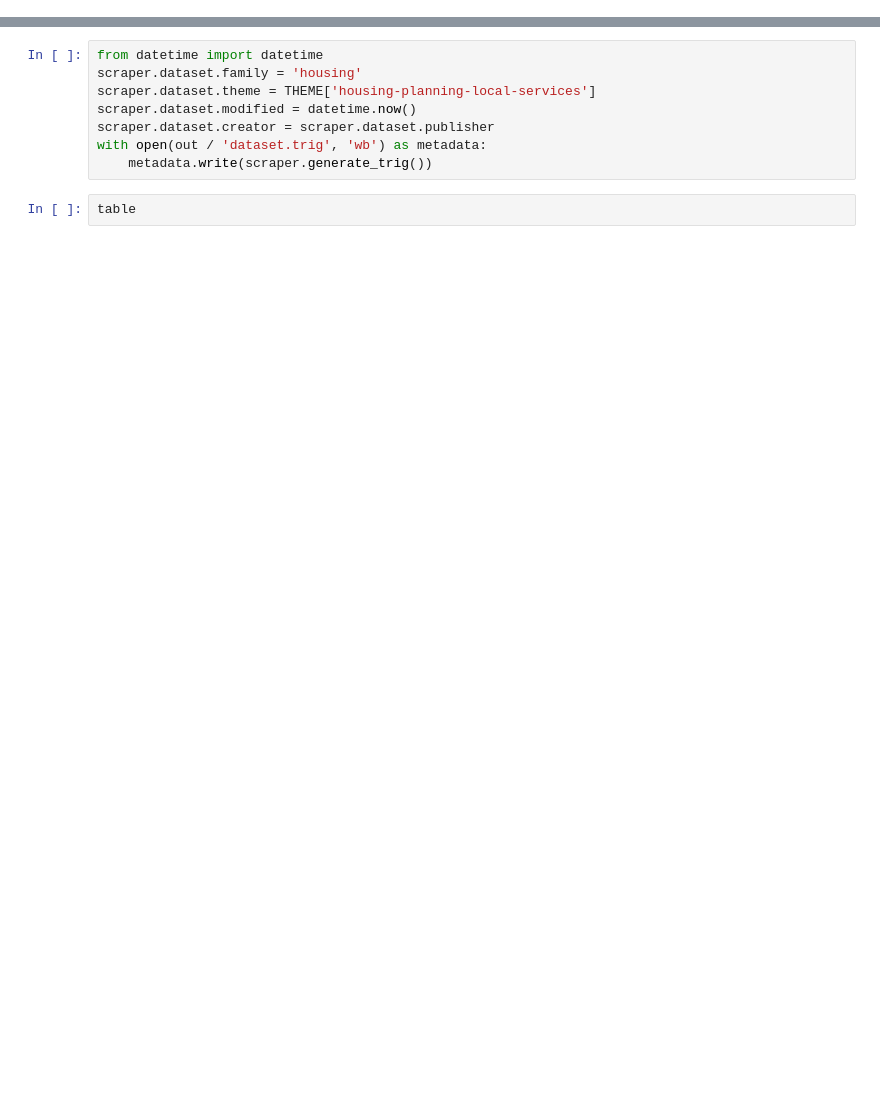
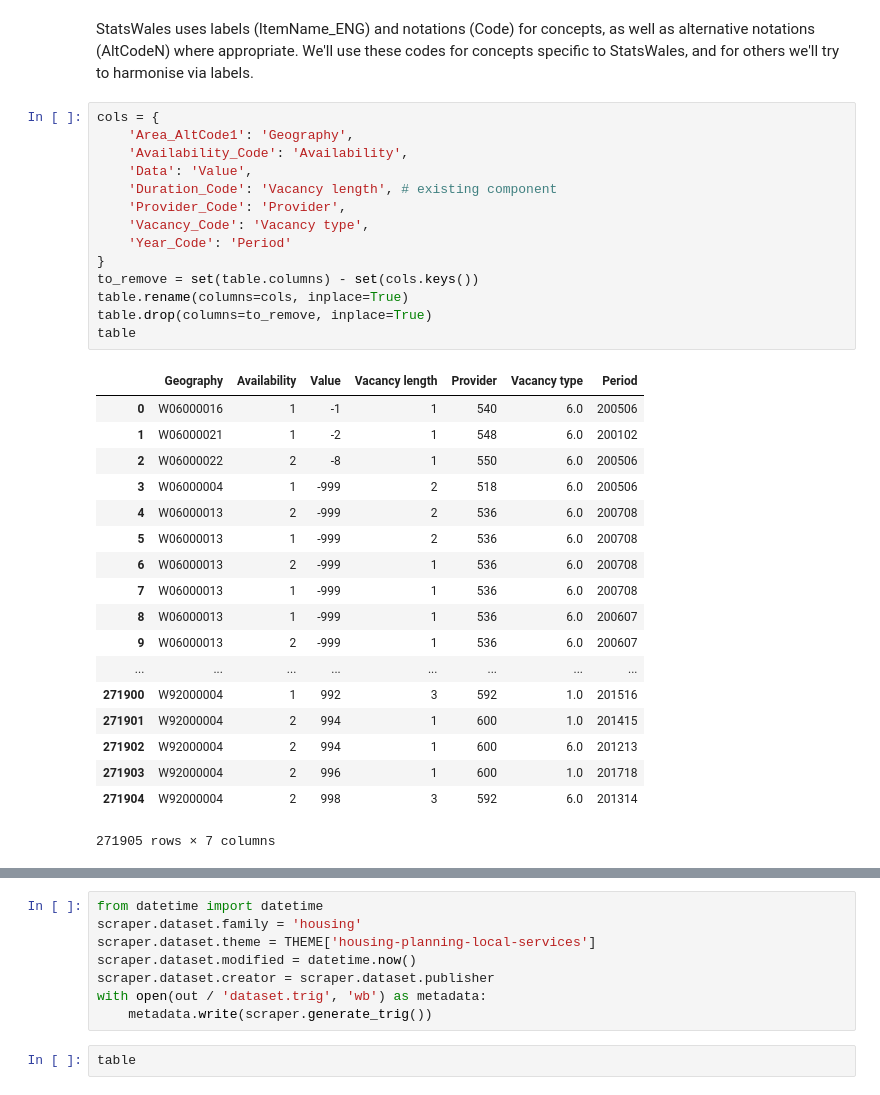
Before and after one commit to GSS-Cogs/WG-Social-housing-vacancies, a Jupyter notebook: main.ipynb, the cells around one changed output, grey strips where cells are left out. Cells and saved outputs as stored; diff of their text form; blank space fills up the shorter version.

```diff
--- a/main.ipynb
+++ b/main.ipynb
@@ -50,0 +76,35 @@ table = table[['Geography','Period','Available to let','Value','Vacancy Duration
+# %% [markdown]
+StatsWales uses labels (ItemName_ENG) and notations (Code) for concepts, as well as alternative notations (AltCodeN) where appropriate. We'll use these codes for concepts specific to StatsWales, and for others we'll try to harmonise via labels.
+# %%
+cols = {
+    'Area_AltCode1': 'Geography',
+    'Availability_Code': 'Availability',
+    'Data': 'Value',
+    'Duration_Code': 'Vacancy length', # existing component
+    'Provider_Code': 'Provider',
+    'Vacancy_Code': 'Vacancy type',
+    'Year_Code': 'Period'
+}
+to_remove = set(table.columns) - set(cols.keys())
+table.rename(columns=cols, inplace=True)
+table.drop(columns=to_remove, inplace=True)
+table
+# %% [output]
+|  | Geography | Availability | Value | Vacancy length | Provider | Vacancy type | Period |
+| 0 | W06000016 | 1 | -1 | 1 | 540 | 6.0 | 200506 |
+| 1 | W06000021 | 1 | -2 | 1 | 548 | 6.0 | 200102 |
+| 2 | W06000022 | 2 | -8 | 1 | 550 | 6.0 | 200506 |
+| 3 | W06000004 | 1 | -999 | 2 | 518 | 6.0 | 200506 |
+| 4 | W06000013 | 2 | -999 | 2 | 536 | 6.0 | 200708 |
+| 5 | W06000013 | 1 | -999 | 2 | 536 | 6.0 | 200708 |
+| 6 | W06000013 | 2 | -999 | 1 | 536 | 6.0 | 200708 |
+| 7 | W06000013 | 1 | -999 | 1 | 536 | 6.0 | 200708 |
+| 8 | W06000013 | 1 | -999 | 1 | 536 | 6.0 | 200607 |
+| 9 | W06000013 | 2 | -999 | 1 | 536 | 6.0 | 200607 |
+| ... | ... | ... | ... | ... | ... | ... | ... |
+| 271900 | W92000004 | 1 | 992 | 3 | 592 | 1.0 | 201516 |
+| 271901 | W92000004 | 2 | 994 | 1 | 600 | 1.0 | 201415 |
+| 271902 | W92000004 | 2 | 994 | 1 | 600 | 6.0 | 201213 |
+| 271903 | W92000004 | 2 | 996 | 1 | 600 | 1.0 | 201718 |
+| 271904 | W92000004 | 2 | 998 | 3 | 592 | 6.0 | 201314 |
+271905 rows × 7 columns
```
Also changed, not shown: parts of 15 cells of this notebook.
